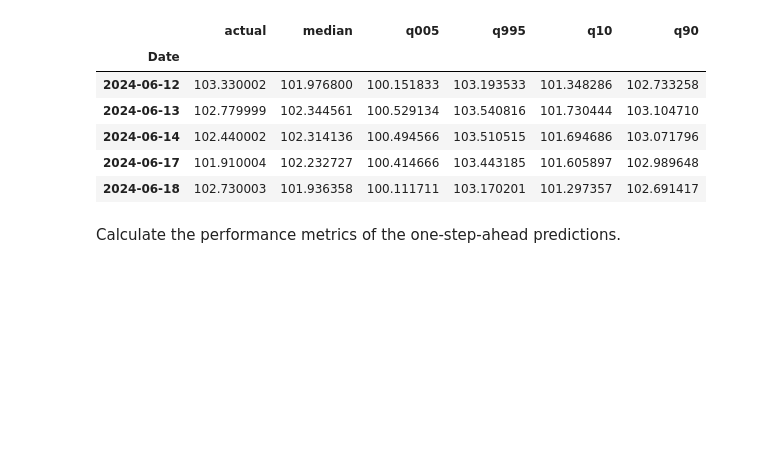
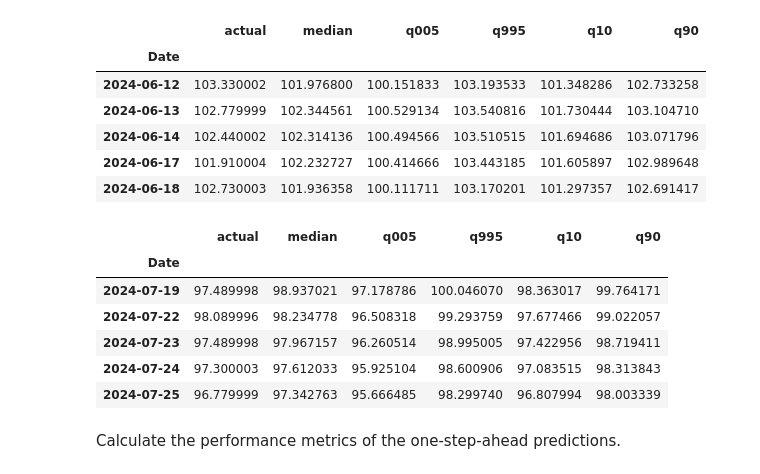
Before and after one commit to fg-research/blog, a Jupyter notebook: commodity-forecasting-forgan/commodity-forecasting-forgan.ipynb, the cells around one changed output. Cells and saved outputs as stored; diff of their text form; code cells hidden in the pictures; blank space fills up the shorter version.

```diff
--- a/commodity-forecasting-forgan/commodity-forecasting-forgan.ipynb
+++ b/commodity-forecasting-forgan/commodity-forecasting-forgan.ipynb
@@ -309,6 +337,16 @@ predictions.head()
 | 2024-06-14 | 102.440002 | 102.314136 | 100.494566 | 103.510515 | 101.694686 | 103.071796 |
 | 2024-06-17 | 101.910004 | 102.232727 | 100.414666 | 103.443185 | 101.605897 | 102.989648 |
 | 2024-06-18 | 102.730003 | 101.936358 | 100.111711 | 103.170201 | 101.297357 | 102.691417 |
+# %%
+predictions.tail()
+# %% [output]
+|  | actual | median | q005 | q995 | q10 | q90 |
+| Date |  |  |  |  |  |  |
+| 2024-07-19 | 97.489998 | 98.937021 | 97.178786 | 100.046070 | 98.363017 | 99.764171 |
+| 2024-07-22 | 98.089996 | 98.234778 | 96.508318 | 99.293759 | 97.677466 | 99.022057 |
+| 2024-07-23 | 97.489998 | 97.967157 | 96.260514 | 98.995005 | 97.422956 | 98.719411 |
+| 2024-07-24 | 97.300003 | 97.612033 | 95.925104 | 98.600906 | 97.083515 | 98.313843 |
+| 2024-07-25 | 96.779999 | 97.342763 | 95.666485 | 98.299740 | 96.807994 | 98.003339 |
 # %% [markdown]
 Calculate the performance metrics of the one-step-ahead predictions.
 # %%
```
Also changed, not shown: parts of 5 cells of this notebook.
